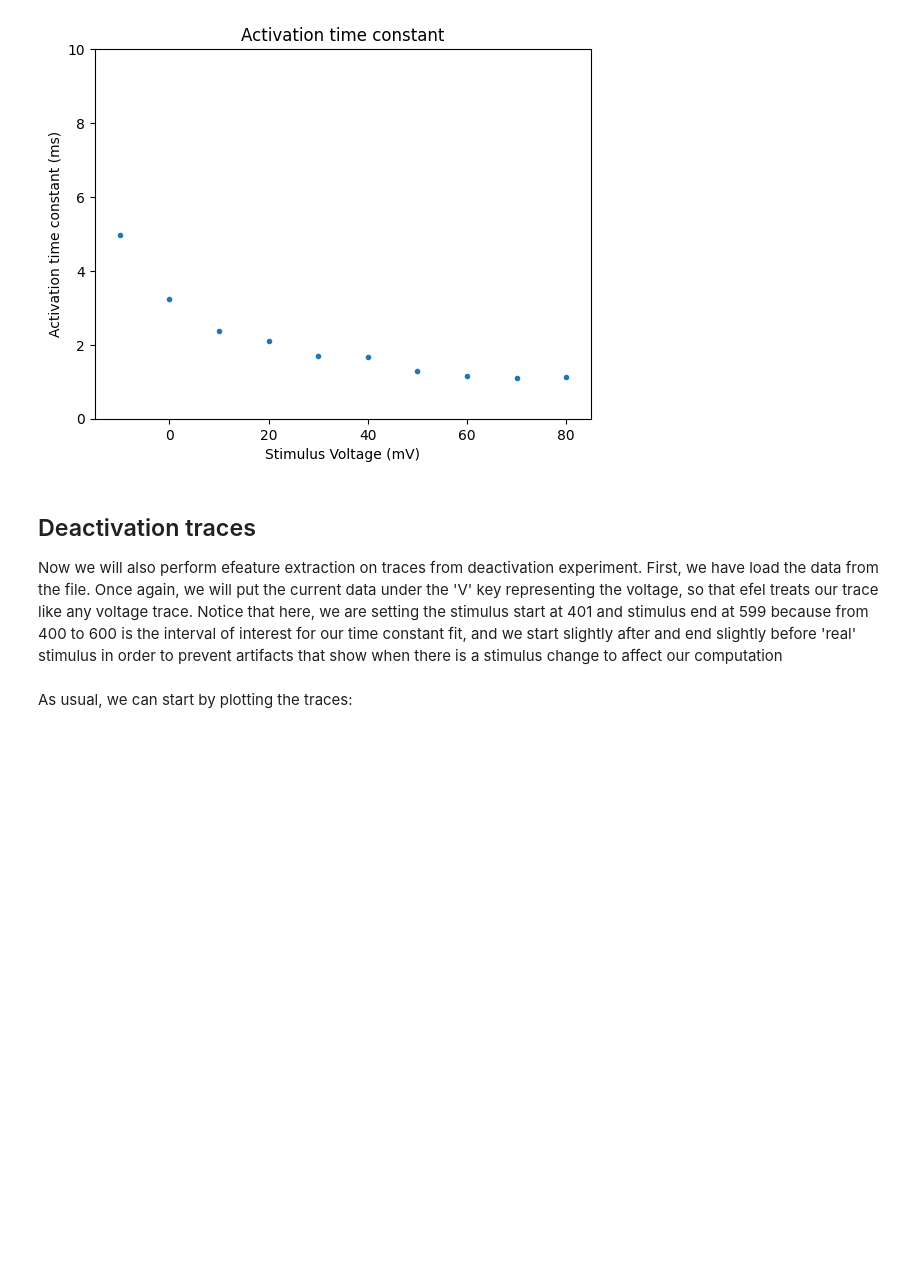
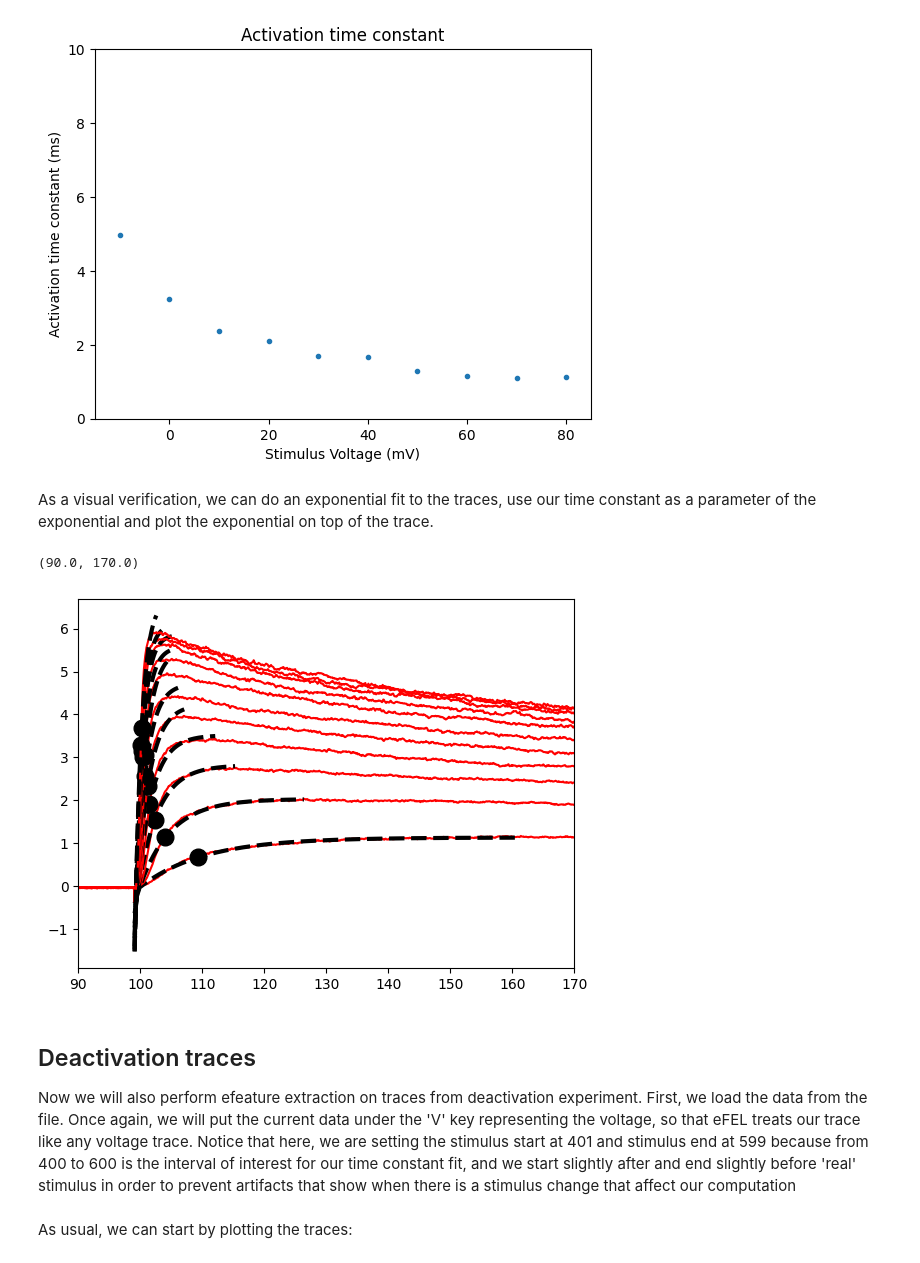
Before and after one commit to BlueBrain/eFEL, a Jupyter notebook: examples/voltage_clamp/voltage_clamp.ipynb, the cells around one changed output. Cells and saved outputs as stored; diff of their text form; code cells hidden in the pictures; blank space fills up the shorter version.

```diff
--- a/examples/voltage_clamp/voltage_clamp.ipynb
+++ b/examples/voltage_clamp/voltage_clamp.ipynb
@@ -131,10 +149,38 @@ plt.title("Activation time constant")
 # %% [output]
 Text(0.5, 1.0, 'Activation time constant')
 [figure]
+# %% [markdown]
+As a visual verification, we can do an exponential fit to the traces, use our time constant as a parameter of the exponential and plot the exponential on top of the trace.
+# %%
+def exp_fit(t, tau_1, A1, A0):
+        return A0 - A1 * np.exp(-t / tau_1)
+
+for i, trace in enumerate(traces):
+        stim_start_idx = np.argwhere(trace["T"] >= trace["stim_start"][0])[0][0]
+        stim_end_idx = np.argwhere(trace["V"] >= np.max(trace["V"]))[0][0]
+        # trace["stim_end"] - 1 to account for artefact
+        if stim_end_idx < stim_start_idx or trace["T"][stim_end_idx] > trace["stim_end"][0] - 1:
+                continue
+        t_interval = trace["T"][stim_start_idx:stim_end_idx + 1]
+        v_interval = trace["V"][stim_start_idx:stim_end_idx + 1]
+        t0 = t_interval[0]
+        t_interval_corrected = t_interval - t0
+
+        popt, _ = curve_fit(exp_fit, t_interval_corrected, v_interval)
+
+        v_fit = exp_fit(t_interval_corrected, act_tau_efel[i], popt[1], popt[2])
+        plt.plot(trace["T"], trace["V"], c="red")
+        plt.plot(t_interval, v_fit, "--", c="black", lw=3)
+        t_tau = popt[0] + t0
+        plt.plot(t_tau, exp_fit(popt[0], *popt), 'o', color='black', markersize=12)
+plt.xlim(90, 170)
+# %% [output]
+(90.0, 170.0)
+[figure, added]
 # %% [markdown]
 ## Deactivation traces
 
-Now we will also perform efeature extraction on traces from deactivation experiment. First, we have load the data from the file. Once again, we will put the current data under the 'V' key representing the voltage, so that efel treats our trace like any voltage trace. Notice that here, we are setting the stimulus start at 401 and stimulus end at 599 because from 400 to 600 is the interval of interest for our time constant fit, and we start slightly after and end slightly before 'real' stimulus in order to prevent artifacts that show when there is a stimulus change to affect our computation
+Now we will also perform efeature extraction on traces from deactivation experiment. First, we load the data from the file. Once again, we will put the current data under the 'V' key representing the voltage, so that eFEL treats our trace like any voltage trace. Notice that here, we are setting the stimulus start at 401 and stimulus end at 599 because from 400 to 600 is the interval of interest for our time constant fit, and we start slightly after and end slightly before 'real' stimulus in order to prevent artifacts that show when there is a stimulus change that affect our computation
 # %%
 traces = []
 rep_name = "repetition1"
```
Also changed, not shown: parts of 16 cells of this notebook, 2 other files.
